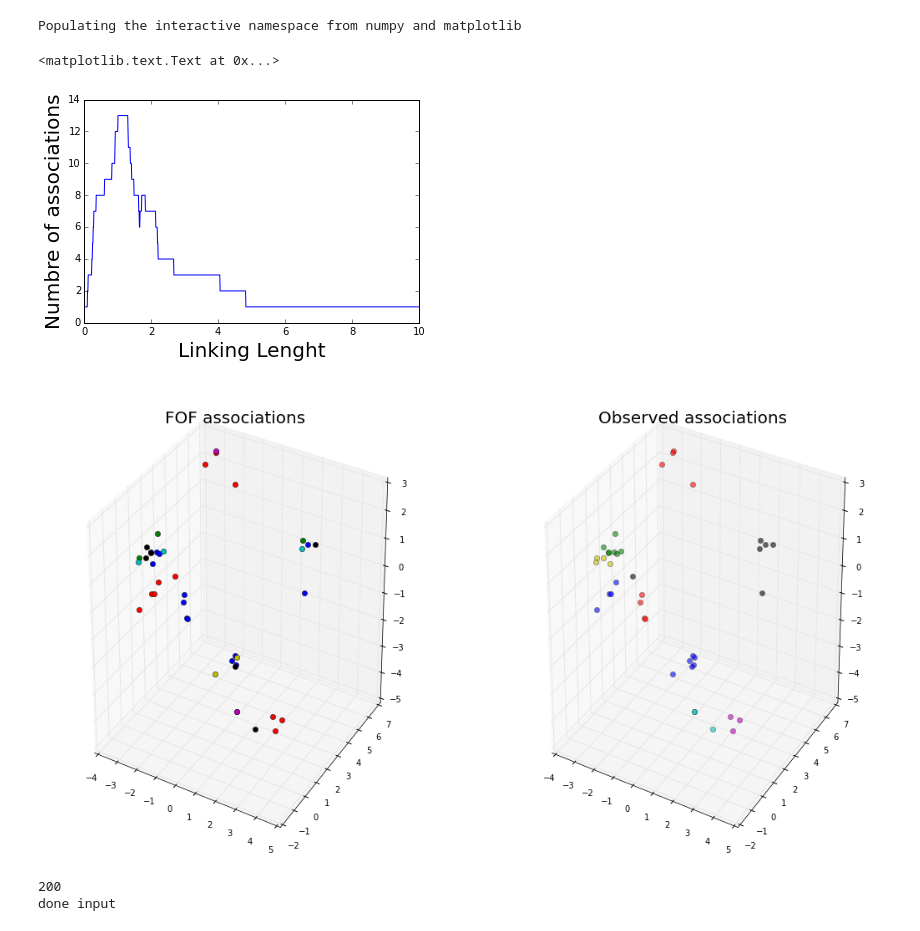
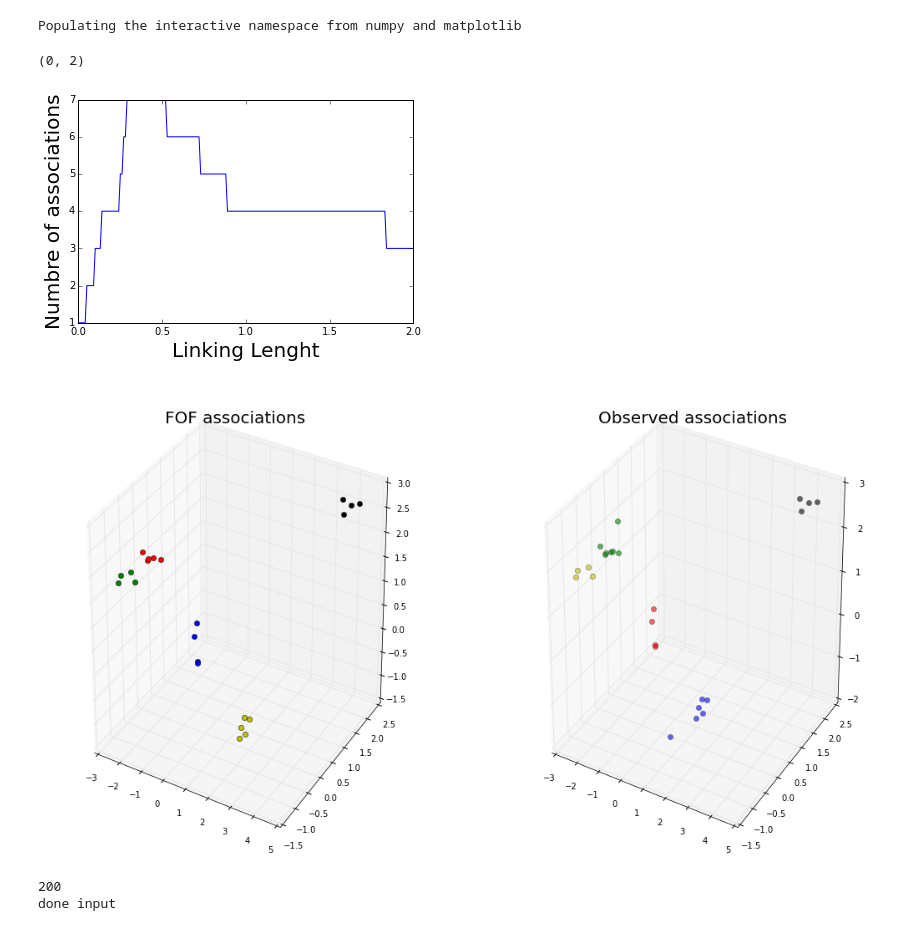
Before and after one commit to jngaravitoc/DwarfAssociations, a Jupyter notebook: code/FOF/FOF-observed-associations.ipynb, the cells around one changed output. Saved outputs shown, nothing was run; the diff lists cells and outputs as text; code cells hidden in the pictures.

```diff
--- a/code/FOF/FOF-observed-associations.ipynb
+++ b/code/FOF/FOF-observed-associations.ipynb
@@ -22,10 +23,11 @@ def matching(N):
 # %%
 clf()
 N, ll = matching(1000)
 plot(ll, N)
 xlabel("Linking Lenght", fontsize=20)
 ylabel("Numbre of associations", fontsize=20)
+xlim([0, 2])
 # %% [output]
-<matplotlib.text.Text at 0x...>
+(0, 2)
-[figure, old version]
+[figure, new version]
 # %%
@@ -37,25 +39,25 @@ fig = plt.figure(figsize=(18,10))
 ax = fig.add_subplot(121, projection='3d')
 title("FOF associations", fontsize=20)
 
-for i in range(10):
+for i in range(1,6):
     index = where(fof_groups==i)
     index = index[0]
     x_group = particles[index,0]
     y_group = particles[index,1]
     z_group = particles[index,2]
-    plot(x_group, y_group, z_group, c=c[i],  ls='*', marker='o')
+    plot(x_group, y_group, z_group, c=c[i-1],  ls='*', marker='o')
 
 ax = fig.add_subplot(122, projection='3d')
 title("Observed associations", fontsize=20)
-for i in range(10):
-    index2 = where(particles[:,3]==i)
+for i in range(5):
+    index2 = where(a_id==i)
     index2 = index2[0]
     x_a = particles[index2,0]
     y_a = particles[index2,1]
     z_a = particles[index2,2]
     plot(x_a, y_a, z_a, c=c[i], ls='*', marker='o', alpha=0.6)
 # %% [output]
-[figure, old version]
+[figure, new version]
 # %%
 ### PLaying with FOF ################################
 #generates data for 1000 spheres
```
Also changed, not shown: parts of 2 cells of this notebook.
